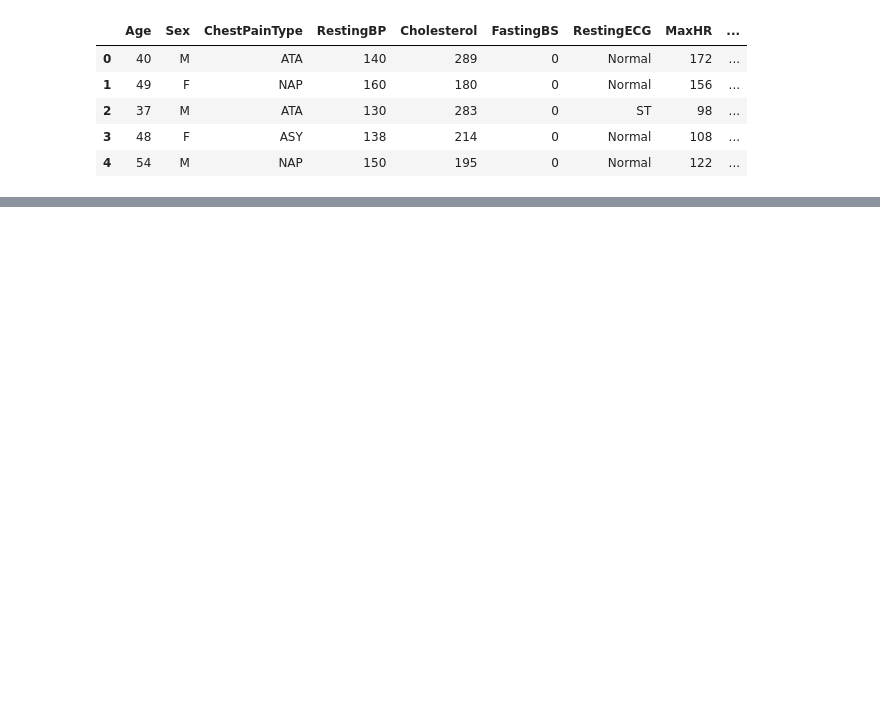
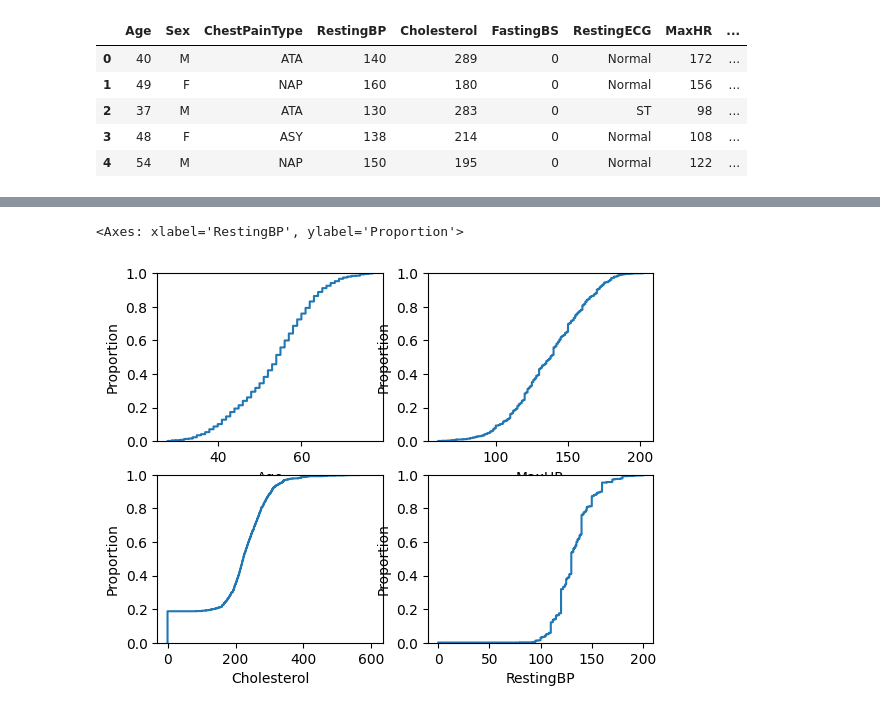
Before and after one commit to rcwaterman/DSE5002, a Jupyter notebook: Module_02/Lab/Homework_Heart_disease_data_set.ipynb, the cells around one changed output, grey strips where cells are left out. Cells and saved outputs as stored; diff of their text form; code cells hidden in the pictures; blank space fills up the shorter version.

```diff
--- a/Module_02/Lab/Homework_Heart_disease_data_set.ipynb
+++ b/Module_02/Lab/Homework_Heart_disease_data_set.ipynb
@@ -62,0 +280,9 @@ Turn this into a pivot table,   grouping by one or more predictors.
+# %%
+fig, axs = plt.subplots(nrows=2,ncols=2)
+sns.ecdfplot(bp_df["Age"], ax=axs[0,0])
+sns.ecdfplot(bp_df["MaxHR"], ax=axs[0,1])
+sns.ecdfplot(bp_df["Cholesterol"], ax=axs[1,0])
+sns.ecdfplot(bp_df["RestingBP"], ax=axs[1,1])
+# %% [output]
+<Axes: xlabel='RestingBP', ylabel='Proportion'>
+[figure, added]
```
Also changed, not shown: parts of 71 cells of this notebook, 3 other files.
